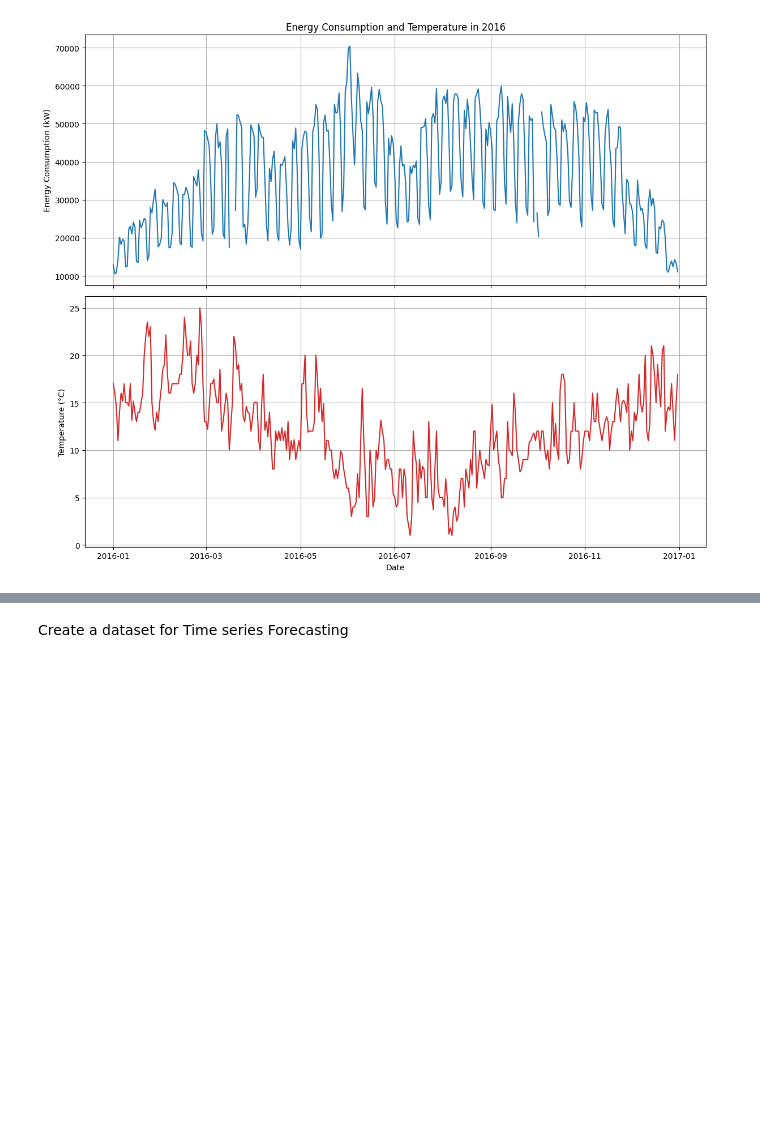
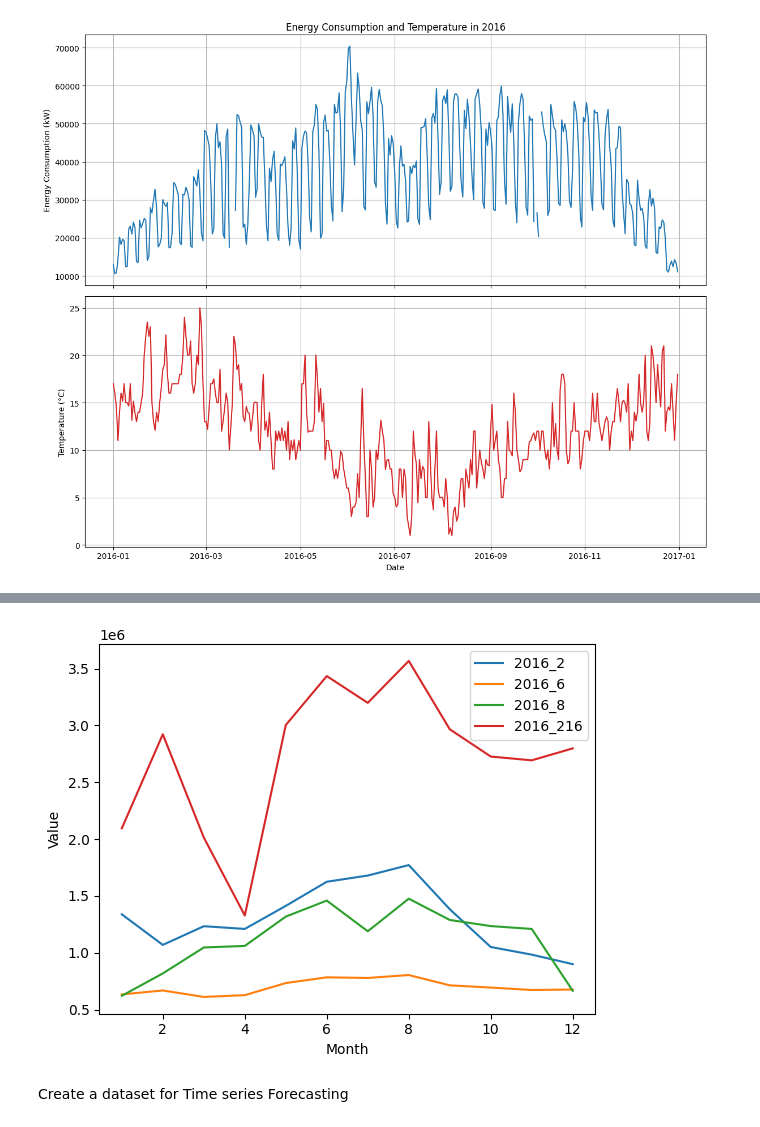
Before and after one commit to Melbinmatheew/Energy-Consumption-Forcasting, a Jupyter notebook: Notebooks/Data Preprocessing.ipynb, the cells around one changed output, grey strips where cells are left out. Drawn from its saved outputs; the diff is of its cells as text; code cells hidden in the pictures; blank space fills up the shorter version.

```diff
--- a/Notebooks/Data Preprocessing.ipynb
+++ b/Notebooks/Data Preprocessing.ipynb
@@ -881,3 +881,19 @@ plt.tight_layout()
 plt.show()
 # %% [output]
 [figure]
+# %%
+# Convert 'Timestamp' to datetime if it's not already
+daily_energy_df_2['Timestamp'] = pd.to_datetime(daily_energy_df_2['Timestamp'])
+daily_energy_df_6['Timestamp'] = pd.to_datetime(daily_energy_df_6['Timestamp'])
+daily_energy_df_8['Timestamp'] = pd.to_datetime(daily_energy_df_8['Timestamp'])
+daily_energy_df_261['Timestamp'] = pd.to_datetime(daily_energy_df_261['Timestamp'])
+
+daliy_energy_2_2016=daily_energy_df_2.loc[(daily_energy_df_2['year']==2016)]
+daliy_energy_6_2016=daily_energy_df_6.loc[(daily_energy_df_6['year']==2016)]
+daliy_energy_8_2016=daily_energy_df_8.loc[(daily_energy_df_8['year']==2016)]
+daliy_energy_216_2016=daily_energy_df_261.loc[(daily_energy_df_261['year']==2016)]
+
+monthly_2016_2=daliy_energy_2_2016.groupby(['year', 'Month'])['Value'].sum().reset_index()
+monthly_2016_6=daliy_energy_6_2016.groupby(['year', 'Month'])['Value'].sum().reset_index()
+monthly_2016_8=daliy_energy_8_2016.groupby(['year', 'Month'])['Value'].sum().reset_index()
+monthly_2016_216=daliy_energy_216_2016.groupby(['year', 'Month'])['Value'].sum().reset_index()
@@ -884,3 +932,18 @@ plt.show()
+# %%
+fig, ax1 = plt.subplots(1, 1, sharex=True)
+
+ax1.plot(monthly_2016_2['Month'], monthly_2016_2['Value'], label='2016_2')
+ax1.plot(monthly_2016_6['Month'], monthly_2016_6['Value'], label='2016_6')
+ax1.plot(monthly_2016_8['Month'], monthly_2016_8['Value'], label='2016_8')
+ax1.plot(monthly_2016_216['Month'], monthly_2016_216['Value'], label='2016_216')
+
+ax1.set_xlabel('Month')
+ax1.set_ylabel('Value')
+ax1.legend()
+
+plt.show()
+# %% [output]
+[figure, added]
 # %% [markdown]
 Create a dataset for Time series Forecasting
 # %%
```
Also changed, not shown: parts of 1 cell of this notebook.
